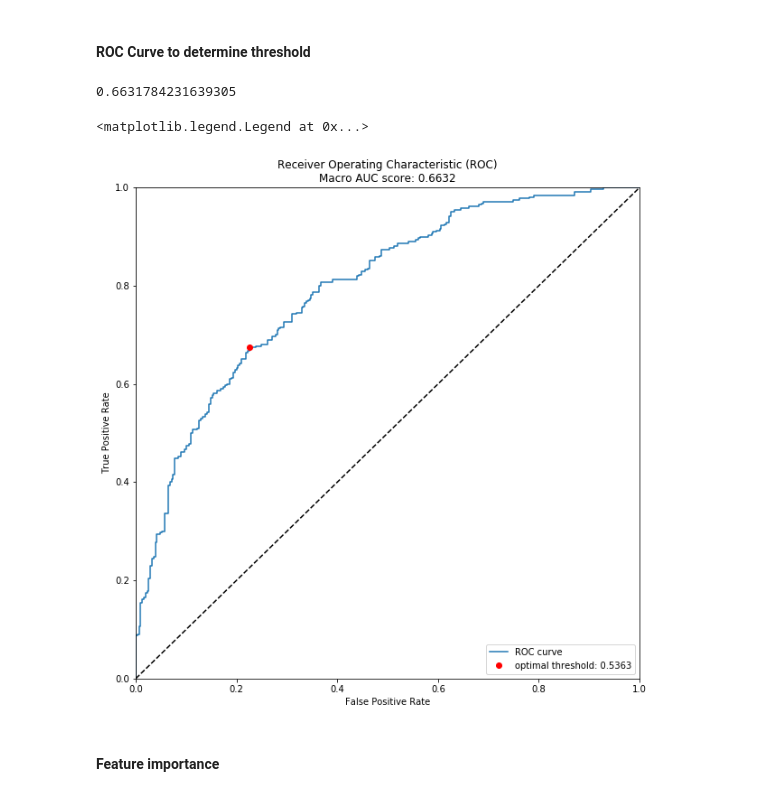
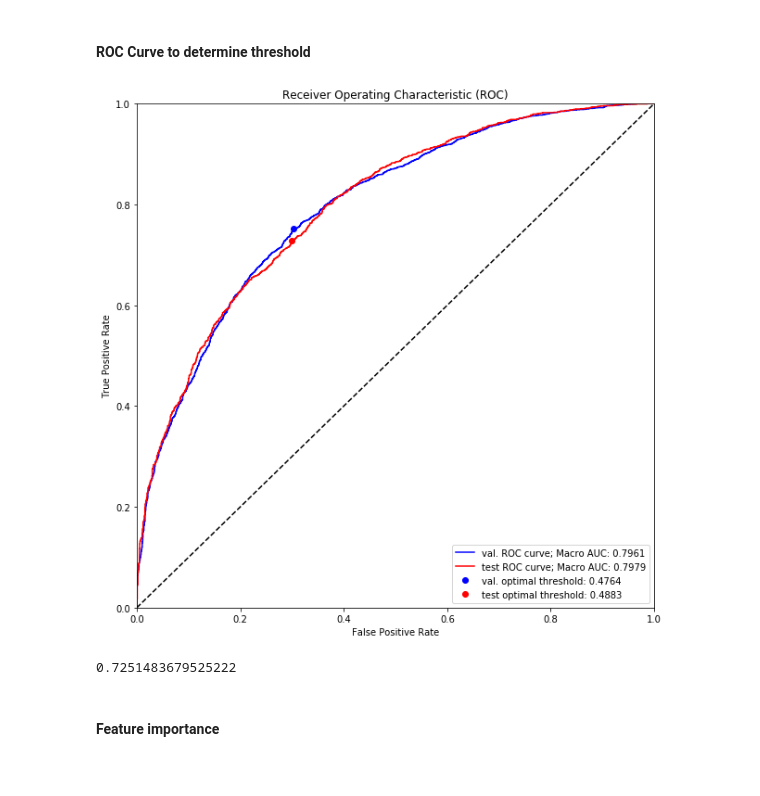
Before and after one commit to rrichards7/tennis-ml, a Jupyter notebook: notebooks/tennis_ml.ipynb, the cells around one changed output. Cells and saved outputs as stored; diff of their text form; code cells hidden in the pictures.

```diff
--- a/notebooks/tennis_ml.ipynb
+++ b/notebooks/tennis_ml.ipynb
@@ -71,7 +74,7 @@ np.asarray(players.loc[(players['last_name'] == 'Fritz') & (players['first_name'
 # df = pd.read_csv('/home/ryan/ml/tennis_ml/tennis_atp/atp_matches_2019.csv')
 
 #enter years form which to take data: [start, end]
-years = [2014, 2019]
+years = [2000, 2019]
 df = pd.DataFrame()
 
 for year in np.arange(years[0], years[1]+1):
@@ -266,9 +288,13 @@ param_test ={'num_leaves': sp_randint(15, 150),
              'subsample': sp_uniform(loc=0.2, scale=0.8),
              'colsample_bytree': sp_uniform(loc=0.4, scale=0.6),
              'reg_alpha': [0, 1e-1, 1, 2, 5, 7, 10, 50, 100],
-             'reg_lambda': [0, 1e-1, 1, 5, 10, 20, 50, 100]}
+             'reg_lambda': [0, 1e-1, 1, 5, 10, 20, 50, 100],
+             'max_depth': [3, 4, 5, 6, 8, 12, 16, -1],
+             'learning_rate': [0.1, 0.05, 0.01, 0.005],
+             'bagging_freq': [3, 4, 5, 6, 7],
+             'bagging_fraction': np.linspace(0.6, 0.95, 10)}
 
-fit_params={"early_stopping_rounds":30,
+fit_params={"early_stopping_rounds": 30,
             "eval_metric" : 'auc',
             "eval_set" : [(x_val, y_val[:,0])],
             'eval_names': ['valid'],
@@ -284,8 +310,9 @@ clf = lgb.LGBMClassifier(max_depth=-1,
                          random_state=7,
                          silent=True,
                          metric='None',
-                         n_jobs=4,
-                         n_estimators=5000)
+                         n_jobs=8,
+                         n_estimators=5000,
+                         objective='binary')
 
 gs = RandomizedSearchCV(estimator=clf,
                         param_distributions=param_test,
@@ -397,29 +416,35 @@ from sklearn.metrics import roc_auc_score
 # %%
-y_pred = model.predict_proba(x_val)[:,1]
+y_pred_val = model.predict_proba(x_val)[:,1]
+y_pred_test = model.predict_proba(x_test)[:,1]
 # %%
 # Compute fpr, tpr, thresholds and roc auc
-fpr, tpr, thresholds = roc_curve(y_val, y_pred)
-mac_roc_auc = roc_auc_score(y_val, y_pred, average='macro')
-mic_roc_auc = roc_auc_score(y_val, y_pred, average='micro')
-print(roc_auc)
+fpr_val, tpr_val, thresholds_val = roc_curve(y_val, y_pred_val)
+mac_roc_auc_val = roc_auc_score(y_val, y_pred_val, average='macro')
+
+fpr_test, tpr_test, thresholds_test = roc_curve(y_test, y_pred_test)
+mac_roc_auc_test = roc_auc_score(y_test, y_pred_test, average='macro')
 
 #optimal threshold from ROC curve
 #minimum euclid distance between (0,1) threshold points
-min_arg = np.argmin(euclid_distance(fpr, tpr, opt_point=(0,1)))
-opt_thres = thresholds[min_arg]
+min_arg_val = np.argmin(euclid_distance(fpr_val, tpr_val, opt_point=(0,1)))
+opt_thres_val = thresholds_val[min_arg_val]
+
+min_arg_test = np.argmin(euclid_distance(fpr_test, tpr_test, opt_point=(0,1)))
+opt_thres_test = thresholds_test[min_arg_test]
 
 # Plot ROC curve
 plt.figure(figsize=(10,10))
-plt.plot(fpr, tpr, label='ROC curve')
+plt.plot(fpr_val, tpr_val,'b', label=f'val. ROC curve; Macro AUC: {mac_roc_auc_val:0.4f}')
+plt.plot(fpr_test, tpr_test, 'r', label=f'test ROC curve; Macro AUC: {mac_roc_auc_test:0.4f}')
 plt.plot([0, 1], [0, 1], 'k--')  # random predictions curve
-plt.plot(fpr[min_arg], tpr[min_arg], 'ro', label=f'optimal threshold: {opt_thres:0.4f}')
+plt.plot(fpr_val[min_arg_val], tpr_val[min_arg_val], 'bo', label=f'val. optimal threshold: {opt_thres_val:0.4f}')
+plt.plot(fpr_test[min_arg_test], tpr_test[min_arg_test], 'ro', label=f'test optimal threshold: {opt_thres_test:0.4f}')
 plt.xlim([0.0, 1.0])
 plt.ylim([0.0, 1.0])
 plt.xlabel('False Positive Rate')
 plt.ylabel('True Positive Rate')
-plt.title(f'Receiver Operating Characteristic (ROC)\nMacro AUC score: {roc_auc:0.4f}')
+plt.title(f'Receiver Operating Characteristic (ROC)')
 plt.legend(loc="lower right")
+plt.show()
 # %% [output]
-0.6631784231639305
-<matplotlib.legend.Legend at 0x...>
-[figure, old version]
+[figure, new version]
@@ -426,3 +453,7 @@ plt.legend(loc="lower right")
+# %%
+print(accuracy_score(y_val, y_pred_bin))
+# %% [output]
+0.7251483679525222
 # %% [markdown]
 #### Feature importance
 # %%
```
Also changed, not shown: parts of 25 cells of this notebook.
